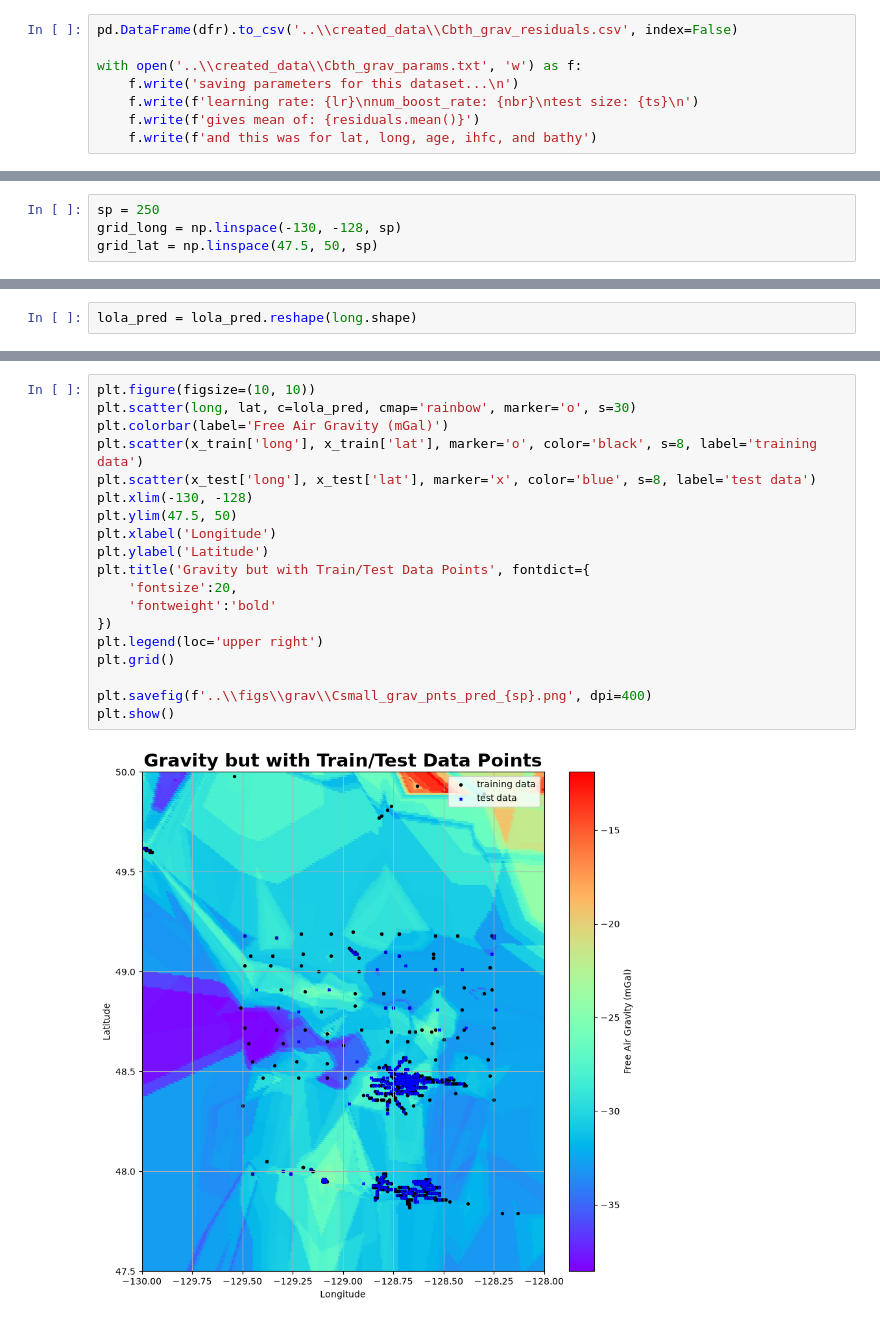
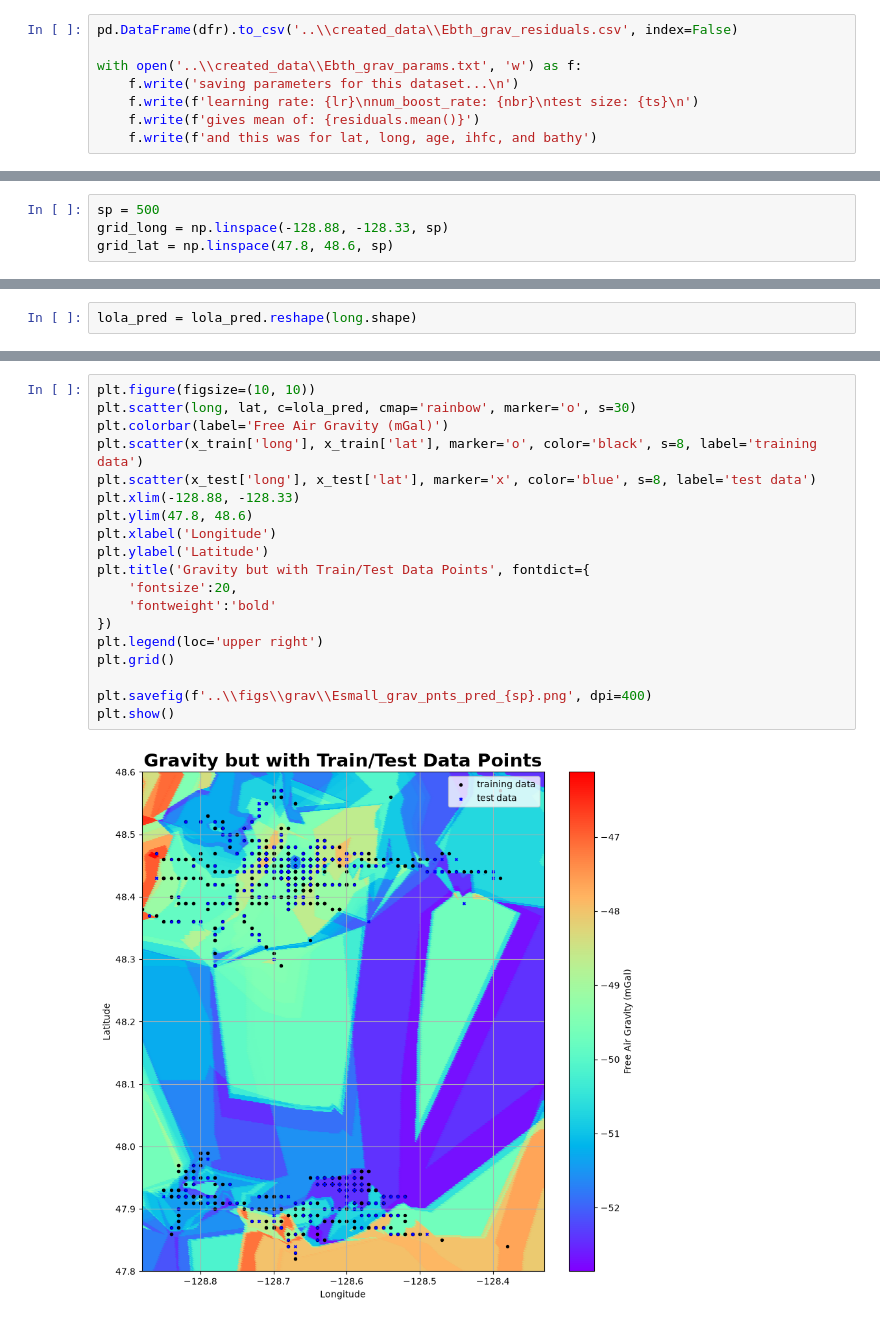
Before and after one commit to sydpas/gbdt_model, a Jupyter notebook: src/gravity_xval.ipynb, the cells around one changed output, grey strips where cells are left out. Drawn from its saved outputs; the diff is of its cells as text.

```diff
--- a/src/gravity_xval.ipynb
+++ b/src/gravity_xval.ipynb
@@ -159,9 +159,9 @@ dfr = pd.DataFrame({
 # %% [markdown]
 saving both the csv file and a text file of specified parameters
 # %%
-pd.DataFrame(dfr).to_csv('..\\created_data\\Cbth_grav_residuals.csv', index=False)
+pd.DataFrame(dfr).to_csv('..\\created_data\\Ebth_grav_residuals.csv', index=False)
 
-with open('..\\created_data\\Cbth_grav_params.txt', 'w') as f:
+with open('..\\created_data\\Ebth_grav_params.txt', 'w') as f:
     f.write('saving parameters for this dataset...\n')
     f.write(f'learning rate: {lr}\nnum_boost_rate: {nbr}\ntest size: {ts}\n')
     f.write(f'gives mean of: {residuals.mean()}')
@@ -302,9 +302,9 @@ plt.show()
 # %% [markdown]
 ## now the predicton will be from a specified area...
 # %%
-sp = 250
-grid_long = np.linspace(-130, -128, sp)
-grid_lat = np.linspace(47.5, 50, sp)
+sp = 500
+grid_long = np.linspace(-128.88, -128.33, sp)
+grid_lat = np.linspace(47.8, 48.6, sp)
 # %%
 long, lat = np.meshgrid(grid_long, grid_lat)
 # %%
@@ -397,21 +397,21 @@ plt.show()
 # %%
 plt.figure(figsize=(10, 10))
 plt.scatter(long, lat, c=lola_pred, cmap='rainbow', marker='o', s=30)
 plt.colorbar(label='Free Air Gravity (mGal)')
 plt.scatter(x_train['long'], x_train['lat'], marker='o', color='black', s=8, label='training data')
 plt.scatter(x_test['long'], x_test['lat'], marker='x', color='blue', s=8, label='test data')
-plt.xlim(-130, -128)
-plt.ylim(47.5, 50)
+plt.xlim(-128.88, -128.33)
+plt.ylim(47.8, 48.6)
 plt.xlabel('Longitude')
 plt.ylabel('Latitude')
 plt.title('Gravity but with Train/Test Data Points', fontdict={
     'fontsize':20,
     'fontweight':'bold'
 })
 plt.legend(loc='upper right')
 plt.grid()
 
-plt.savefig(f'..\\figs\\grav\\Csmall_grav_pnts_pred_{sp}.png', dpi=400)
+plt.savefig(f'..\\figs\\grav\\Esmall_grav_pnts_pred_{sp}.png', dpi=400)
 plt.show()
 # %% [output]
-[figure, old version]
+[figure, new version]
```
Also changed, not shown: parts of 24 cells of this notebook, 11 other files.
